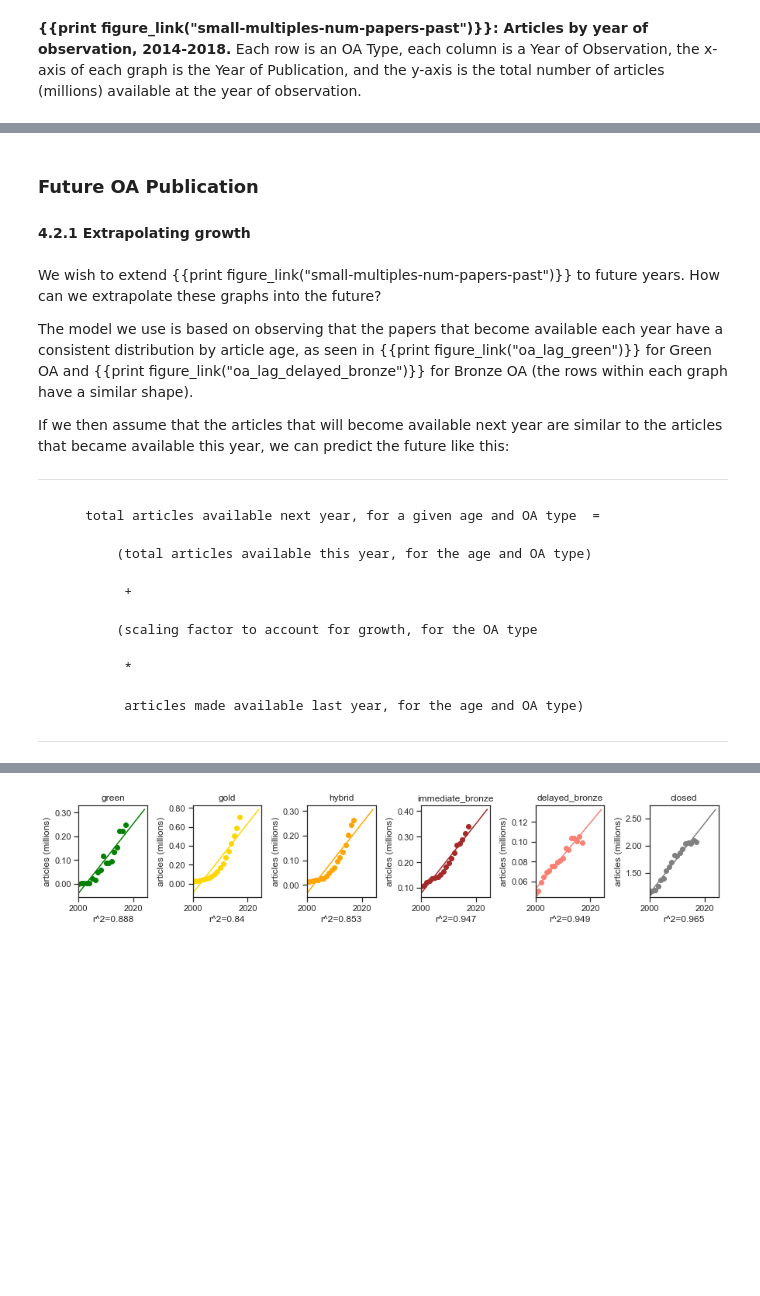
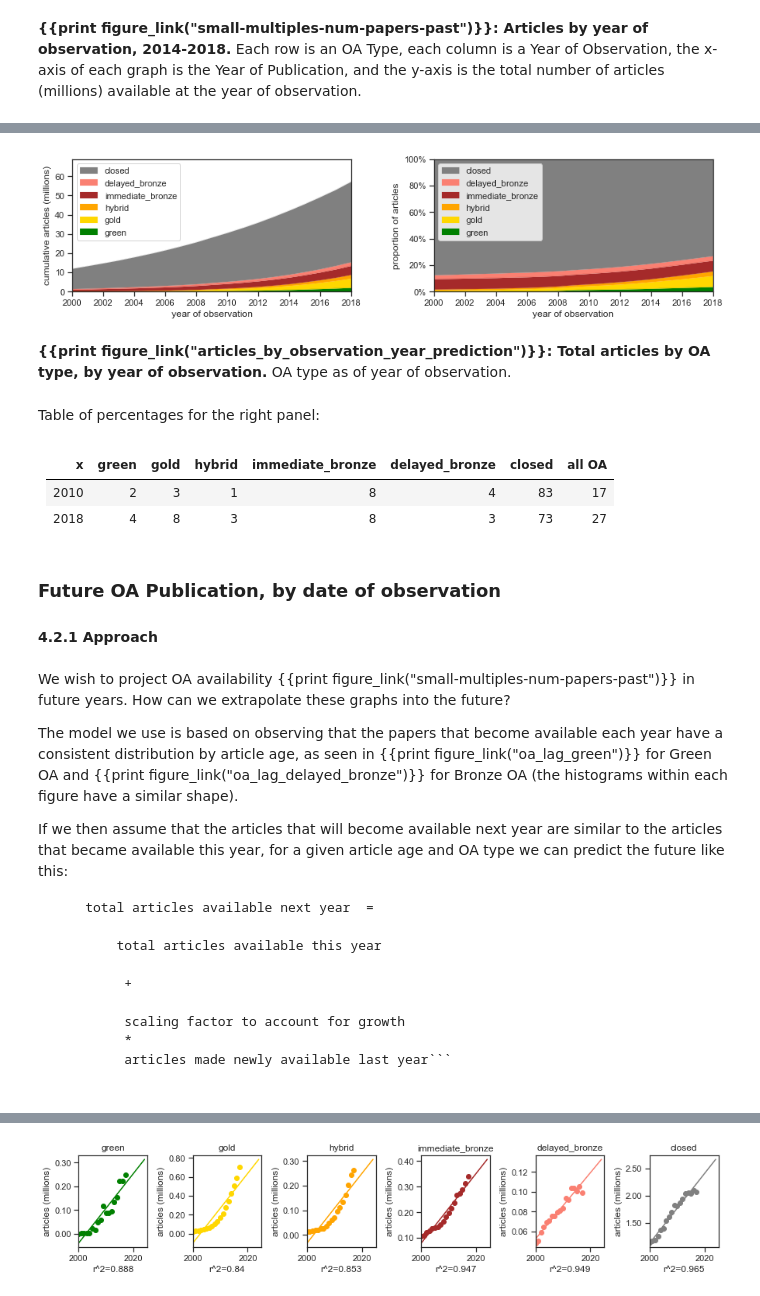
Before and after one commit to ourresearch/future-oa, a Jupyter notebook: manuscript.ipynb, the cells around one changed output, grey strips where cells are left out. Cells and saved outputs as stored; diff of their text form; code cells hidden in the pictures; blank space fills up the shorter version.

````diff
--- a/manuscript.ipynb
+++ b/manuscript.ipynb
@@ -1570,31 +1590,53 @@ register_new_figure('scatter_num_papers');
+# %%
+articles_by_obs_year_df = papers_per_year_historical.copy()
+articles_by_obs_year_df = articles_by_obs_year_df.rename(
+    columns={"prediction_year": "x", "num_articles": "y"})
+(articles_by_obs_historical, articles_by_obs_historical_proportional) = plot_area_and_proportion(
+    articles_by_obs_year_df,
+     "standard",
+     2000, 2018, 2018,
+     xlabel="year of observation",
+    fancy="cumulative");
+# %% [output]
+[figure, added]
+# %% [markdown]
+**{{print figure_link("articles_by_observation_year_prediction")}}: Total articles by OA type, by year of observation.** OA type as of year of observation.
+# %% [markdown]
+Table of percentages for the right panel:
+# %%
+df = articles_by_obs_historical_proportional.copy()
+rows = df.loc[(df.index==2010) | (df.index==2018)]
+rows["all OA"] = 1 - rows["closed"]
+my_markdown = tabulate(100*rows[graph_type_order+["all OA"]], tablefmt="pipe", headers="keys", floatfmt=",.0f")
+display(Markdown(my_markdown))
+# %% [output]
+|    x |   green |   gold |   hybrid |   immediate_bronze |   delayed_bronze |   closed |   all OA |
+|-----:|--------:|-------:|---------:|-------------------:|-----------------:|---------:|---------:|
+| 2010 |       2 |      3 |        1 |                  8 |                4 |       83 |       17 |
+| 2018 |       4 |      8 |        3 |                  8 |                3 |       73 |       27 |
 # %% [markdown]
 <a id="section-4-2"></a>
-### Future OA Publication
+### Future OA Publication, by date of observation
 
 <a id="section-4-2-1"></a>
-#### 4.2.1 Extrapolating growth
+#### 4.2.1 Approach
 # %% [markdown]
-We wish to extend {{print figure_link("small-multiples-num-papers-past")}} to future years.  How can we extrapolate these graphs into the future?
+We wish to project OA availability {{print figure_link("small-multiples-num-papers-past")}} in future years.  How can we extrapolate these graphs into the future?
 
-The model we use is based on observing that the papers that become available each year have a consistent distribution by article age, as seen in {{print figure_link("oa_lag_green")}} for Green OA and {{print figure_link("oa_lag_delayed_bronze")}} for Bronze OA (the rows within each graph have a similar shape).
+The model we use is based on observing that the papers that become available each year have a consistent distribution by article age, as seen in {{print figure_link("oa_lag_green")}} for Green OA and {{print figure_link("oa_lag_delayed_bronze")}} for Bronze OA (the histograms within each figure have a similar shape).
 
-If we then assume that the articles that will become available next year are similar to the articles that became available this year, we can predict the future like this:
+If we then assume that the articles that will become available next year are similar to the articles that became available this year, for a given article age and OA type we can predict the future like this:
 
-***
 ```
-    total articles available next year, for a given age and OA type  =
+    total articles available next year  =
 
-        (total articles available this year, for the age and OA type)
+        total articles available this year
 
          +
 
-        (scaling factor to account for growth, for the OA type
-
+         scaling factor to account for growth
          *
-
-         articles made available last year, for the age and OA type)
-```
-***
+         articles made newly available last year```
 # %%
 register_new_figure('extrap_linear');
 register_new_figure('extrap_exp');
````
Also changed, not shown: parts of 157 cells of this notebook, 1 other file.
